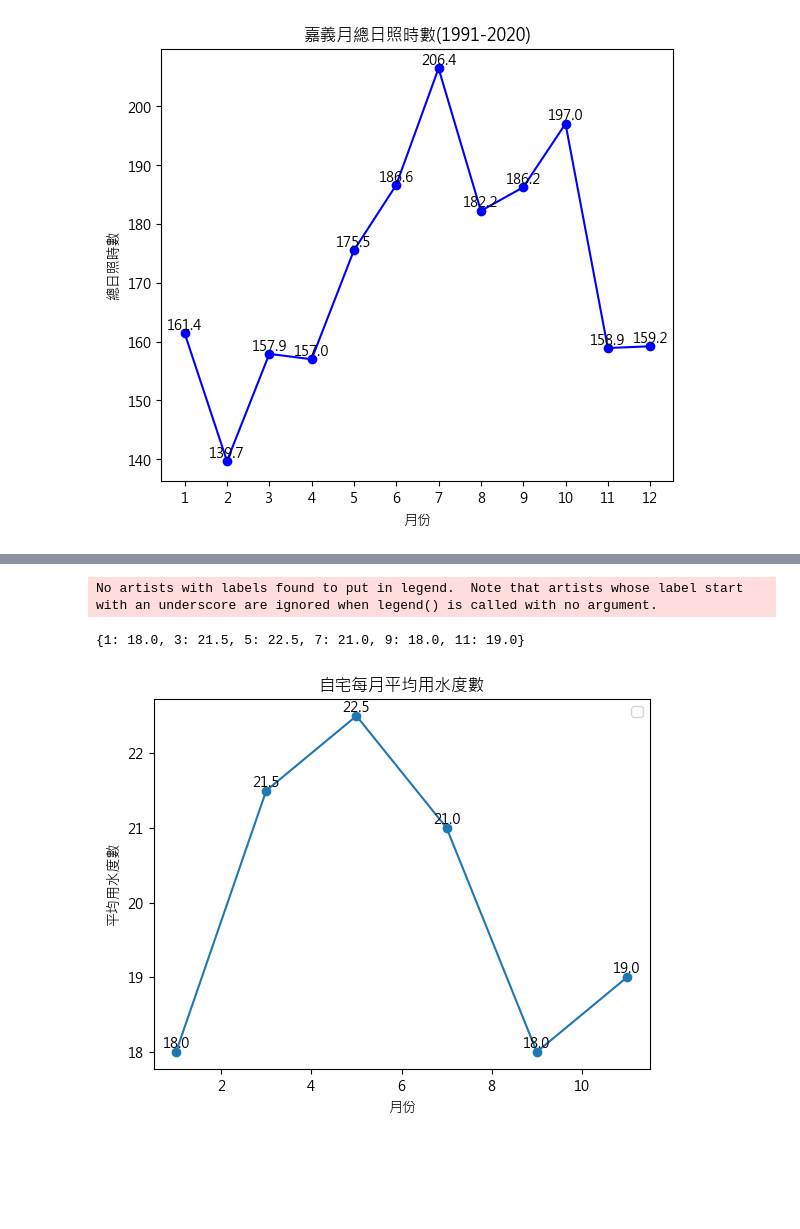
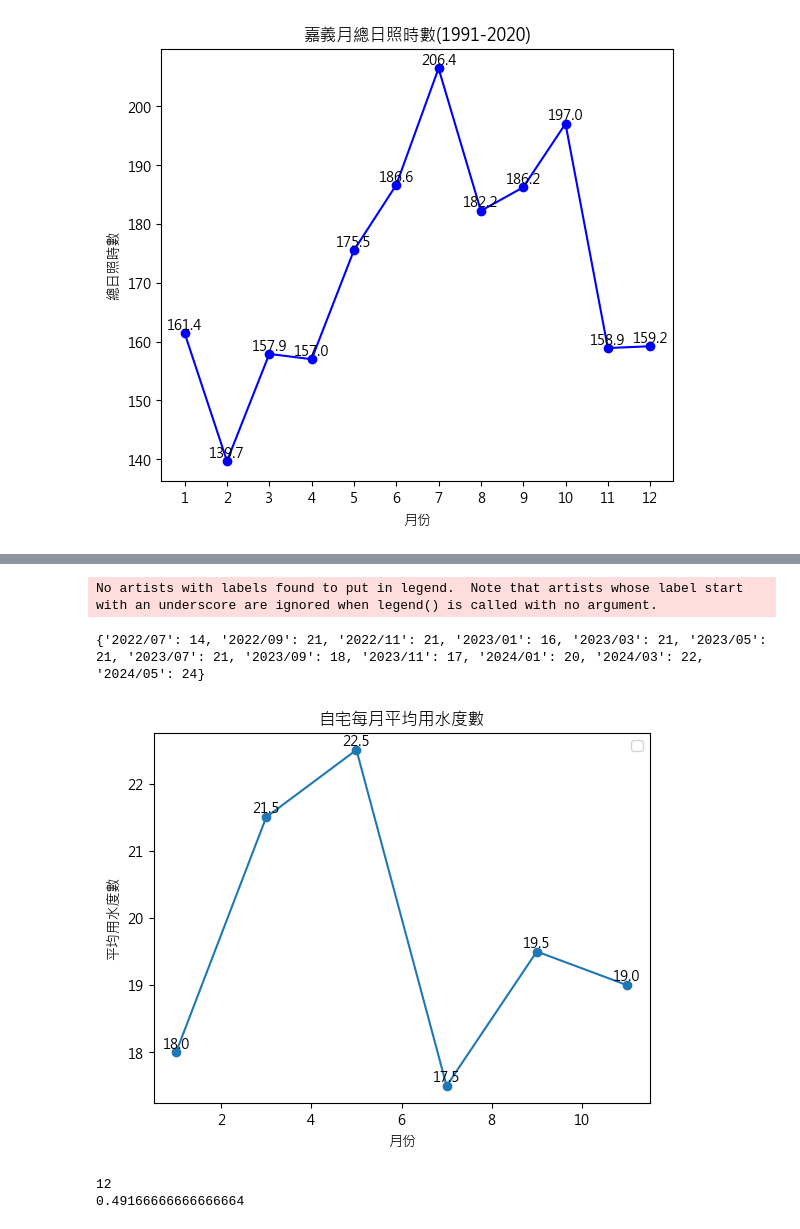
Before and after one commit to GeorgeCheng1023/green-building-mid, a Jupyter notebook: green.ipynb, the cells around one changed output, grey strips where cells are left out. Saved outputs shown, nothing was run; the diff lists cells and outputs as text; code cells hidden in the pictures; blank space fills up the shorter version.

Commit message:
feat: water analyze

```diff
--- a/green.ipynb
+++ b/green.ipynb
@@ -176,24 +212,31 @@ plt.show()
 # %%
+import json
+import matplotlib.pyplot as plt
 import datetime
+from collections import defaultdict
+
+# Read the water.json file
+with open('water.json', 'r', encoding='utf-8') as f:
+    data = json.load(f)
+
+data = sorted(data, key=lambda x: x['年月'])
+
+# Extract the values for each column
+months = [entry['年月'][:7] for entry in data]  # Extract only the year and month
+usage = [int(entry['用水度數(不含分攤度數)'].replace('度', '')) for entry in data]
+
 
 waterData = {
-    '111 / 11': 21,
-    '112 / 1': 16,
-    '112 / 3': 21,
-    '112 / 5': 21,
-    '112 / 7': 21,
-    '112 / 9': 18,
-    '112 / 11': 17,
-    '113 / 1': 20,
-    '113 / 3': 22,
-    '113 / 5': 24
+    entry['年月']: int(entry['用水度數(不含分攤度數)'].replace('度', '')) for entry in data
 }
+
+print(waterData)
 
 formattedData = {}
 
 for key in waterData:
-    year, month = key.split(' / ')
-    formattedKey = f"{int(year) + 1911}-{month}"
+    year, month = key.split('/')
+    formattedKey = f"{int(year)}-{month}"
     date = datetime.datetime.strptime(formattedKey, "%Y-%m")
     formattedData[date] = waterData[key]
 
@@ -202,37 +245,40 @@ from collections import defaultdict
 avg_dict = defaultdict(list)
 
 for date, value in formattedData.items():
     month = date.month
     avg_dict[month].append(value)
 
 avg_data = {month: sum(values) / len(values) for month, values in avg_dict.items()}
 avg_data = dict(sorted(avg_data.items()))
-
-print(avg_data)
-
-
-# Your existing code here...
 
 # Plot the data
 plt.plot(avg_data.keys(), avg_data.values(), marker='o', linestyle='-')
 
 # Add the value of y on each dot
 for x, y in avg_data.items():
     plt.text(x, y, str(y), ha='center', va='bottom')
 
 # Set the title and labels for the plot
 title = '自宅每月平均用水度數'
 plt.title(title)
 plt.xlabel('月份')
 plt.ylabel('平均用水度數')
 
 # Add a legend
 plt.legend()
 
 # Show the plot
 plt.savefig(title + '.png', bbox_inches='tight')
 plt.show()
 # %% [output]
 No artists with labels found to put in legend.  Note that artists whose label start with an underscore are ignored when legend() is called with no argument.
-{1: 18.0, 3: 21.5, 5: 22.5, 7: 21.0, 9: 18.0, 11: 19.0}
+{'2022/07': 14, '2022/09': 21, '2022/11': 21, '2023/01': 16, '2023/03': 21, '2023/05': 21, '2023/07': 21, '2023/09': 18, '2023/11': 17, '2024/01': 20, '2024/03': 22, '2024/05': 24}
-[figure, old version]
+[figure, new version]
+# %%
+# 每年每單位淨樓地板面積（m2）平均用水度數
+water_per_floor =  sum(usage) / (2 * 240)
+print(len(usage))
+print(water_per_floor)
+# %% [output]
+12
+0.49166666666666664
```
Also changed, not shown: parts of 3 cells of this notebook, 4 other files.
